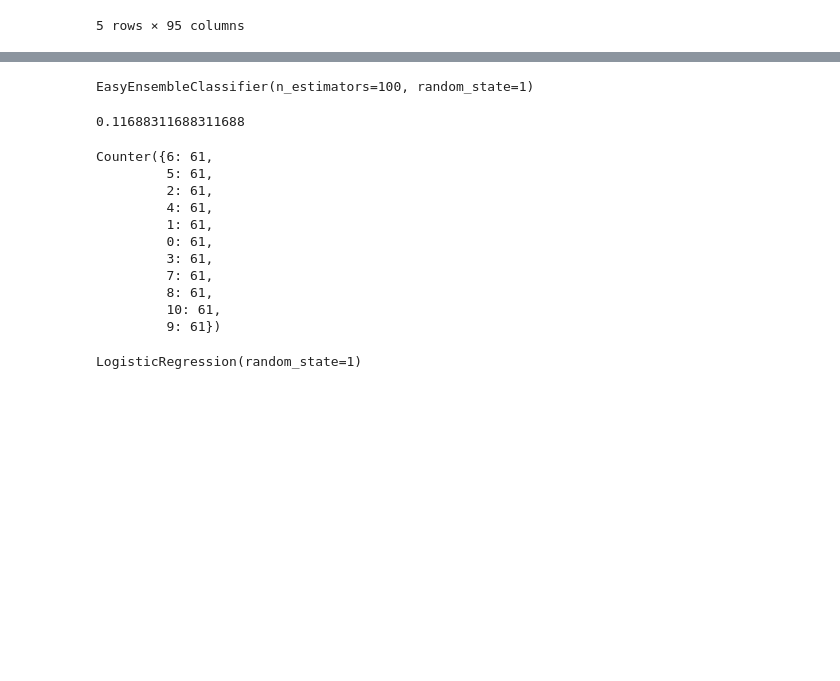
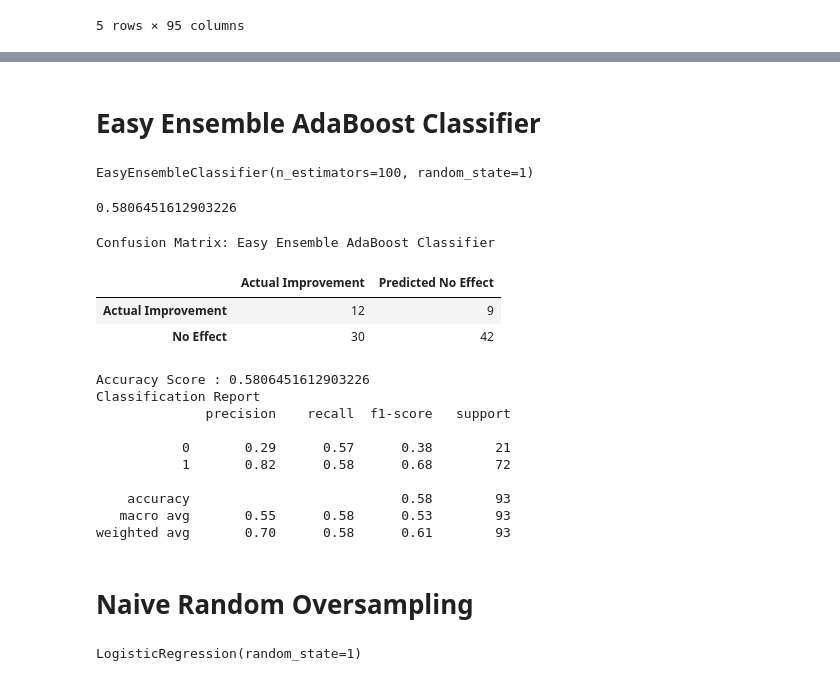
Before and after one commit to mbthompson14/final_project, a Jupyter notebook: linearregression_mental_health_music.ipynb, the cells around one changed output, grey strips where cells are left out. Cells and saved outputs as stored; diff of their text form; code cells hidden in the pictures; blank space fills up the shorter version.

```diff
--- a/linearregression_mental_health_music.ipynb
+++ b/linearregression_mental_health_music.ipynb
@@ -93,3 +134,5 @@ print(classification_report(y_test, predictions))
+# %% [markdown]
+# Easy Ensemble AdaBoost Classifier
 # %%
 # Train the EasyEnsembleClassifier
 from imblearn.ensemble import EasyEnsembleClassifier
@@ -103,8 +144,8 @@ y_pred =
 # %%
-# Calculated the balanced accuracy score
-from sklearn.metrics import accuracy_score
+# Calculated the accuracy score
+y_pred = eec.predict(X_test)
 
 acc_score2 = accuracy_score(y_test, y_pred)
 print(acc_score2)
 # %% [output]
-0.11688311688311688
+0.5806451612903226
@@ -113,23 +152,42 @@ print(acc_score2)
+# %%
+cm2 = confusion_matrix(y_test, y_pred)
+
+
+# Create a DataFrame from the confusion matrix.
+cm_df2 = pd.DataFrame(
+    cm2, index=["Actual Improvement", "No Effect"], columns=["Actual Improvement", "Predicted No Effect"])
+# %%
+print("Confusion Matrix: Easy Ensemble AdaBoost Classifier")
+display(cm_df2)
+print(f"Accuracy Score : {acc_score2}")
+print("Classification Report")
+print(classification_report(y_test, y_pred))
+# %% [output]
+Confusion Matrix: Easy Ensemble AdaBoost Classifier
+|  | Actual Improvement | Predicted No Effect |
+| Actual Improvement | 12 | 9 |
+| No Effect | 30 | 42 |
+Accuracy Score : 0.5806451612903226
+Classification Report
+              precision    recall  f1-score   support
+
+           0       0.29      0.57      0.38        21
+           1       0.82      0.58      0.68        72
+
+    accuracy                           0.58        93
+   macro avg       0.55      0.58      0.53        93
+weighted avg       0.70      0.58      0.61        93
+# %% [markdown]
+# Naive Random Oversampling
 # %%
 # Resample the training data with the RandomOversampler
+from numpy import array
 from imblearn.over_sampling import RandomOverSampler
 
 ros = RandomOverSampler(random_state=1)
 X_resampled, y_resampled = ros.fit_resample(X_train, y_train)
 
-Counter(y_resampled)
+#Counter(y_resampled)
-# %% [output]
-Counter({6: 61,
-         5: 61,
-         2: 61,
-         4: 61,
-         1: 61,
-         0: 61,
-         3: 61,
-         7: 61,
-         8: 61,
-         10: 61,
-         9: 61})
 # %%
 # Train the Logistic Regression model using the resampled data
 from sklearn.linear_model import LogisticRegression
```
Also changed, not shown: parts of 41 cells of this notebook.
